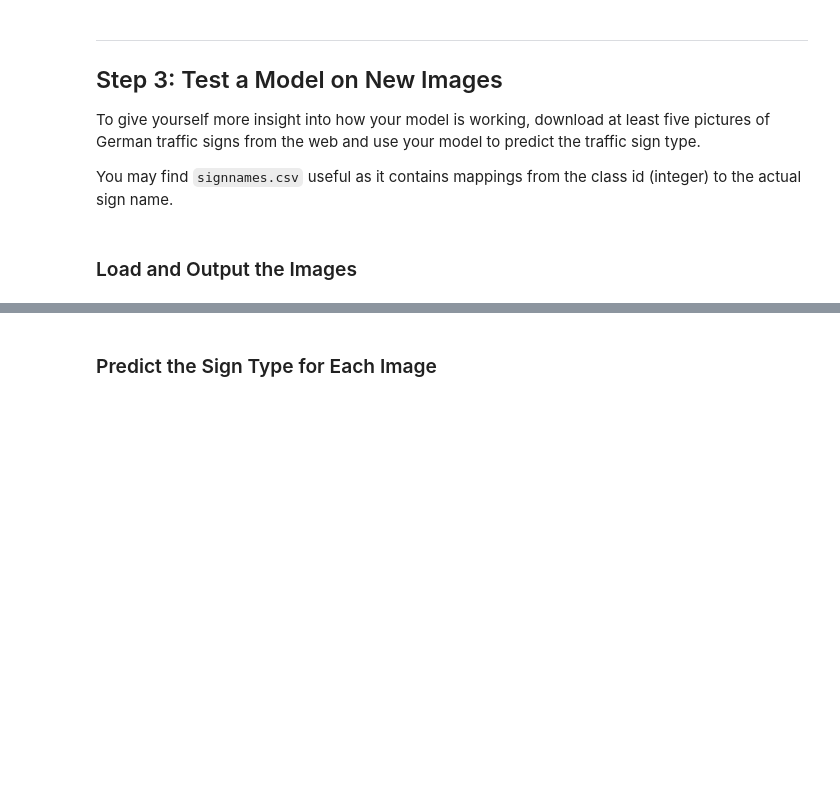
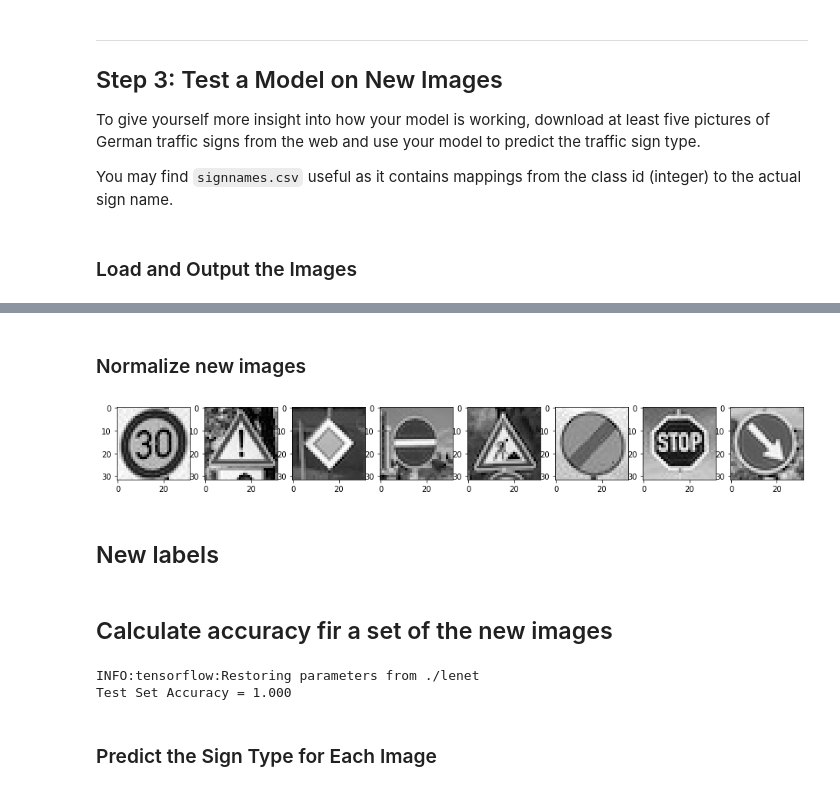
Before and after one commit to andriikushch/CarND-Traffic-Sign-Classifier-Project, a Jupyter notebook: Traffic_Sign_Classifier.ipynb, the cells around one changed output, grey strips where cells are left out. Saved outputs shown, nothing was run; the diff lists cells and outputs as text; code cells hidden in the pictures; blank space fills up the shorter version.

```diff
--- a/Traffic_Sign_Classifier.ipynb
+++ b/Traffic_Sign_Classifier.ipynb
@@ -313,0 +338,14 @@ You may find `signnames.csv` useful as it contains mappings from the class id (i
+# %% [markdown]
+### Normalize new images
+# %%
+new_normalized_images = normalize_set(np.asarray(new_images))
+fig, axs = plt.subplots(1,8, figsize=(16, 16))
+
+i = 0
+for image in new_normalized_images:
+    axs[i].imshow(image.squeeze(), cmap='gray')
+    i += 1
+# %% [output]
+[figure, added]
+# %% [markdown]
+## New labels
@@ -314,2 +354,14 @@ You may find `signnames.csv` useful as it contains mappings from the class id (i
+# %% [markdown]
+## Calculate accuracy fir a set of the new images
+# %%
+with tf.Session() as sess:
+    sess.run(tf.global_variables_initializer())
+    saver3 = tf.train.import_meta_graph('./lenet.meta')
+    saver3.restore(sess, "./lenet")
+    accuracy = evaluate(new_normalized_images, new_labels)
+    print("Test Set Accuracy = {:.3f}".format(accuracy))
+# %% [output]
+INFO:tensorflow:Restoring parameters from ./lenet
+Test Set Accuracy = 1.000
 # %% [markdown]
 ### Predict the Sign Type for Each Image
```
Also changed, not shown: parts of 20 cells of this notebook, 19 other files.
